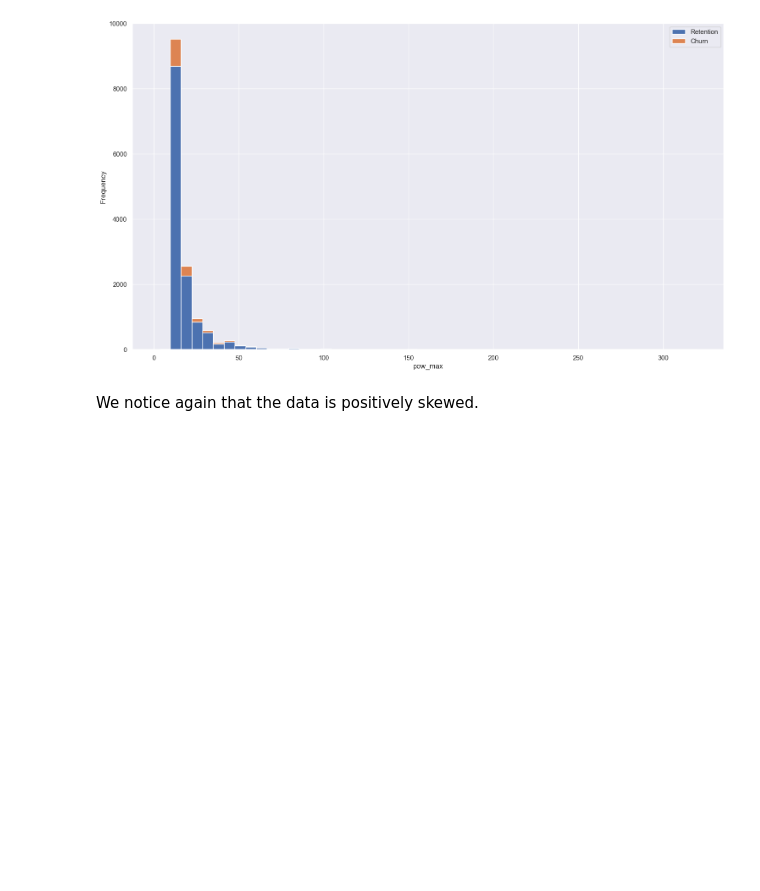
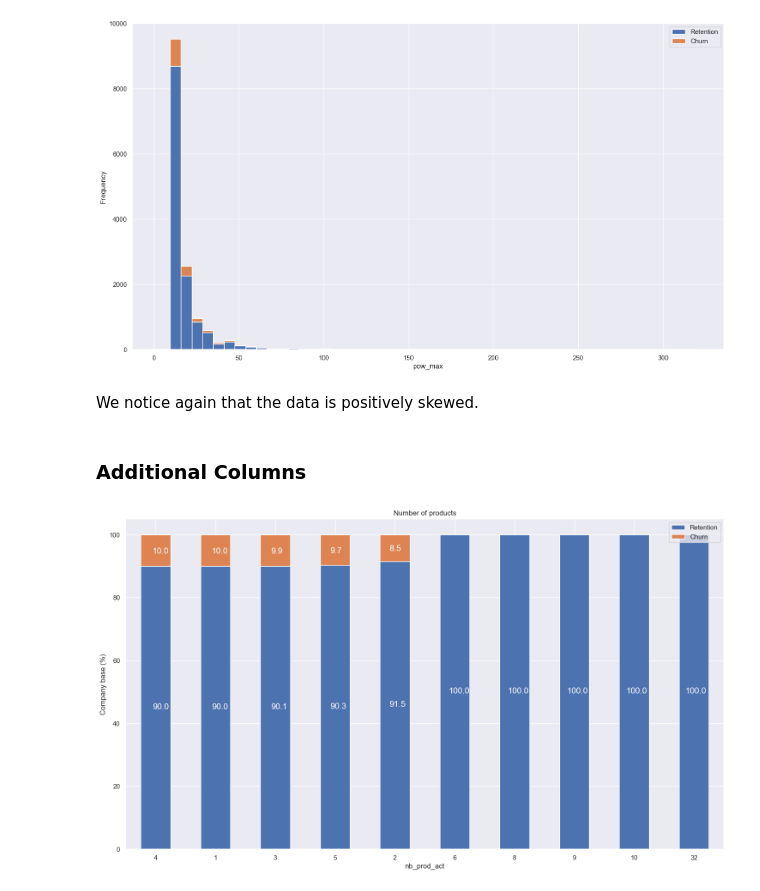
Before and after one commit to DivyaKrishnaA/BCG-X-DataScience-Sim, a Jupyter notebook: Task 2 - eda_starter.ipynb, the cells around one changed output. Drawn from its saved outputs; the diff is of its cells as text; code cells hidden in the pictures; blank space fills up the shorter version.

Commit message:
Visualising Additional Columns

```diff
--- a/Task 2 - eda_starter.ipynb
+++ b/Task 2 - eda_starter.ipynb
@@ -330,3 +330,13 @@ plot_distribution(power, 'pow_max', axs)
 [figure]
 # %% [markdown]
 We notice again that the data is positively skewed.
+# %% [markdown]
+### Additional Columns
+# %%
+others = client_df[['id', 'nb_prod_act', 'num_years_antig', 'origin_up', 'churn']]
+products = others.groupby([others["nb_prod_act"],others["churn"]])["id"].count().unstack(level=1)
+products_percentage = (products.div(products.sum(axis=1), axis=0)*100).sort_values(by=[1], ascending=False)
+# %%
+plot_stacked_bars(products_percentage, "Number of products")
+# %% [output]
+[figure, added]
```
Also changed, not shown: parts of 2 cells of this notebook.
